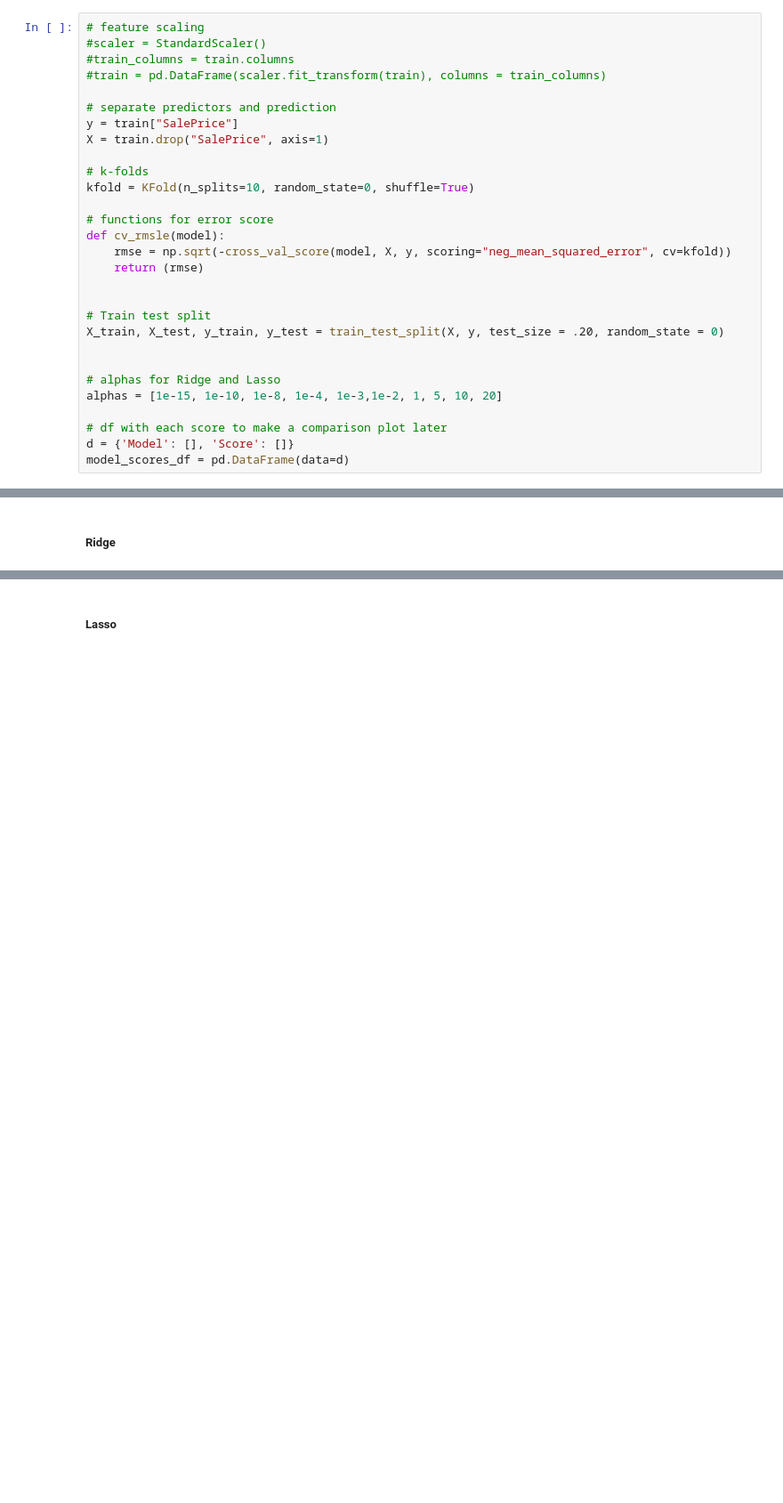
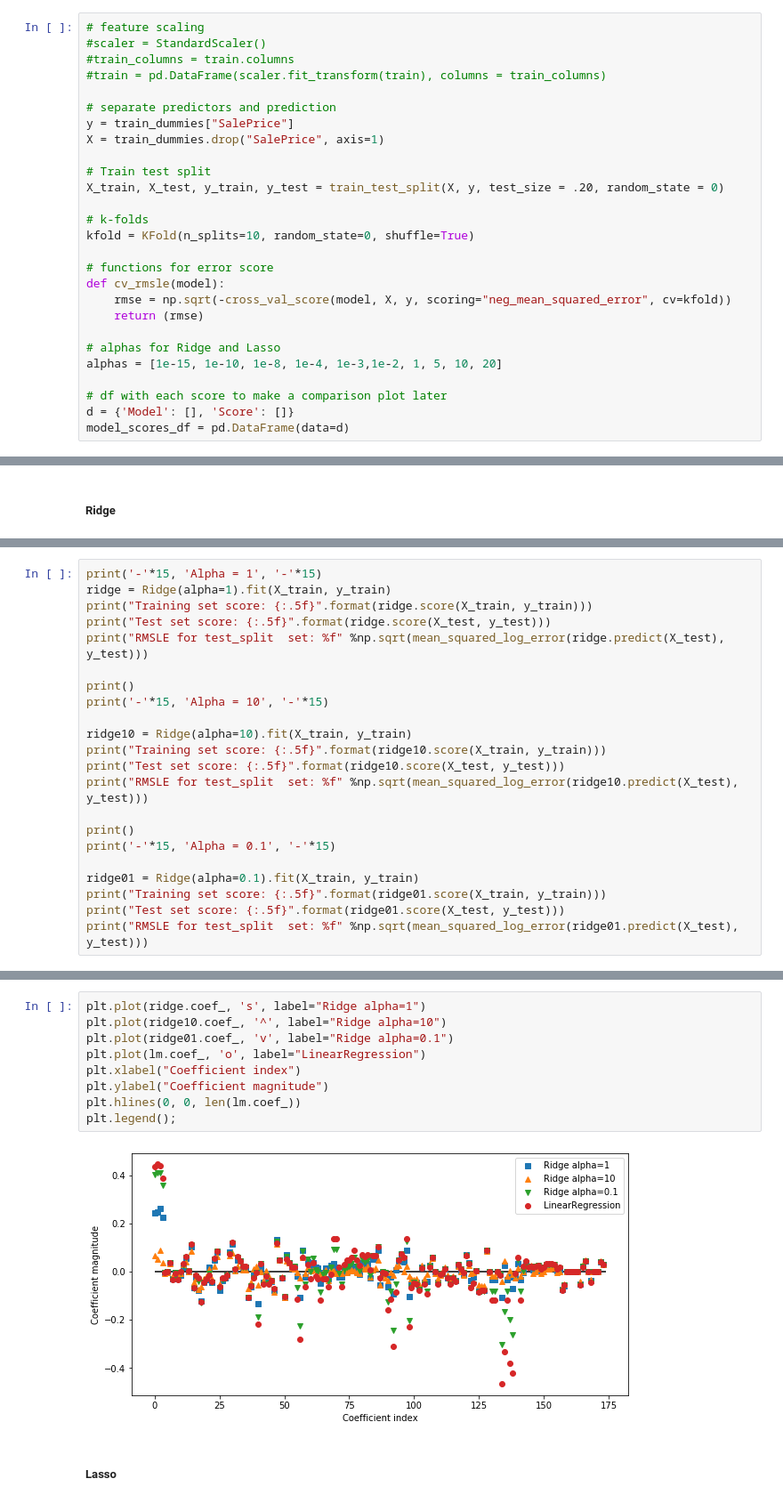
Before and after one commit to ryanhpark/HousingPricePrediction_ML, a Jupyter notebook: Lucas/3_Model.ipynb, the cells around one changed output, grey strips where cells are left out. Shown at 89% size. Cells and saved outputs as stored; diff of their text form; blank space fills up the shorter version.

```diff
--- a/Lucas/3_Model.ipynb
+++ b/Lucas/3_Model.ipynb
@@ -50,8 +55,11 @@ sns.distplot(train['SalePrice'], color='Red', fit=norm);
 #train = pd.DataFrame(scaler.fit_transform(train), columns = train_columns)
 
 # separate predictors and prediction
-y = train["SalePrice"]
-X = train.drop("SalePrice", axis=1)
+y = train_dummies["SalePrice"]
+X = train_dummies.drop("SalePrice", axis=1)
+
+# Train test split
+X_train, X_test, y_train, y_test = train_test_split(X, y, test_size = .20, random_state = 0)
 
 # k-folds
 kfold = KFold(n_splits=10, random_state=0, shuffle=True)
@@ -61,11 +69,6 @@ def cv_rmsle(model):
     rmse = np.sqrt(-cross_val_score(model, X, y, scoring="neg_mean_squared_error", cv=kfold))
     return (rmse)
 
-
-# Train test split
-X_train, X_test, y_train, y_test = train_test_split(X, y, test_size = .20, random_state = 0)
-
-
 # alphas for Ridge and Lasso
 alphas = [1e-15, 1e-10, 1e-8, 1e-4, 1e-3,1e-2, 1, 5, 10, 20]
 
@@ -144,0 +92,22 @@ CV Ridge RMSE: 0.1209
+# %%
+print('-'*15, 'Alpha = 1', '-'*15)
+ridge = Ridge(alpha=1).fit(X_train, y_train)
+print("Training set score: {:.5f}".format(ridge.score(X_train, y_train)))
+print("Test set score: {:.5f}".format(ridge.score(X_test, y_test)))
+print("RMSLE for test_split  set: %f" %np.sqrt(mean_squared_log_error(ridge.predict(X_test), y_test)))
+
+print()
+print('-'*15, 'Alpha = 10', '-'*15)
+
+ridge10 = Ridge(alpha=10).fit(X_train, y_train)
+print("Training set score: {:.5f}".format(ridge10.score(X_train, y_train)))
+print("Test set score: {:.5f}".format(ridge10.score(X_test, y_test)))
+print("RMSLE for test_split  set: %f" %np.sqrt(mean_squared_log_error(ridge10.predict(X_test), y_test)))
+
+print()
+print('-'*15, 'Alpha = 0.1', '-'*15)
+
+ridge01 = Ridge(alpha=0.1).fit(X_train, y_train)
+print("Training set score: {:.5f}".format(ridge01.score(X_train, y_train)))
+print("Test set score: {:.5f}".format(ridge01.score(X_test, y_test)))
+print("RMSLE for test_split  set: %f" %np.sqrt(mean_squared_log_error(ridge01.predict(X_test), y_test)))
@@ -145,2 +129,13 @@ CV Ridge RMSE: 0.1209
+# %%
+plt.plot(ridge.coef_, 's', label="Ridge alpha=1")
+plt.plot(ridge10.coef_, '^', label="Ridge alpha=10")
+plt.plot(ridge01.coef_, 'v', label="Ridge alpha=0.1")
+plt.plot(lm.coef_, 'o', label="LinearRegression")
+plt.xlabel("Coefficient index")
+plt.ylabel("Coefficient magnitude")
+plt.hlines(0, 0, len(lm.coef_))
+plt.legend();
+# %% [output]
+[figure, added]
 # %% [markdown]
 ##### Lasso
```
Also changed, not shown: parts of 18 cells of this notebook, 1 other file.
